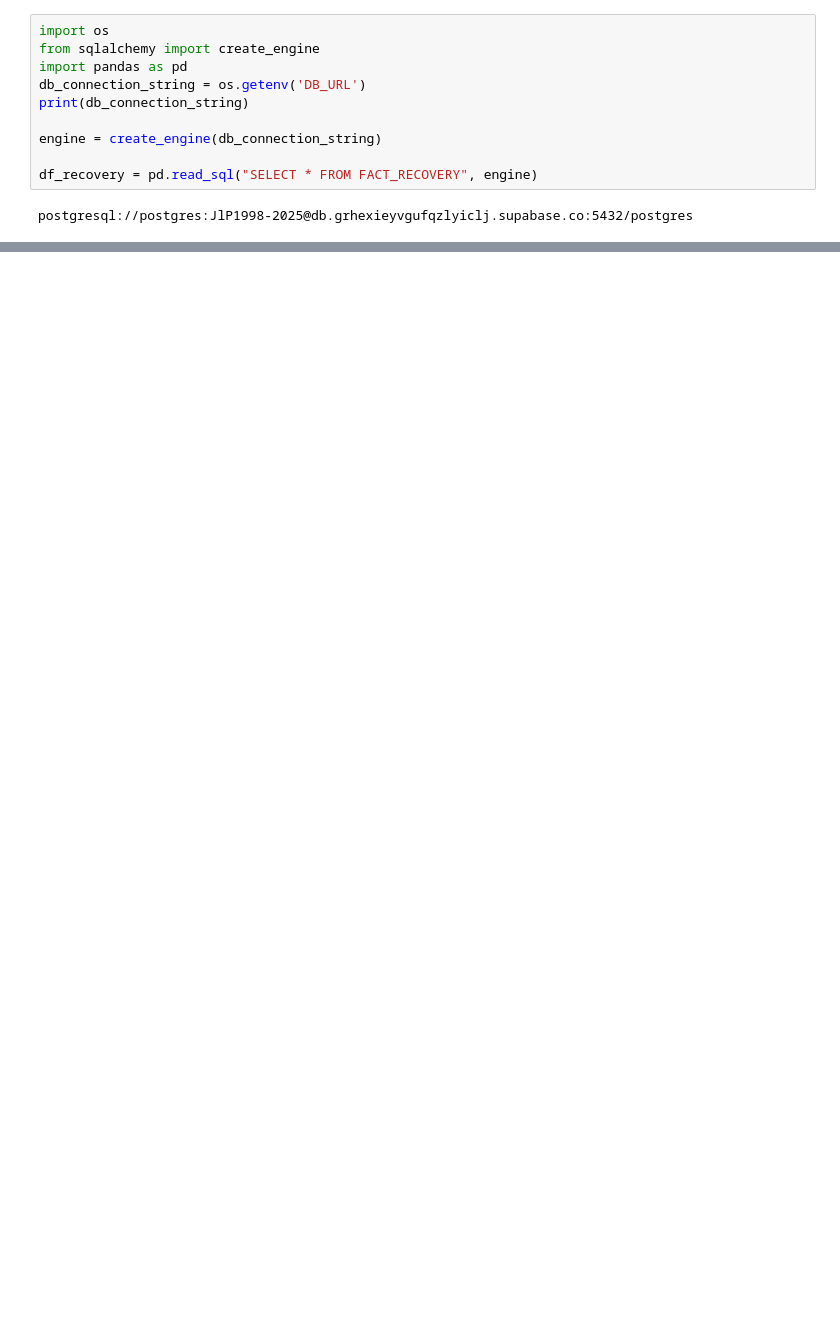
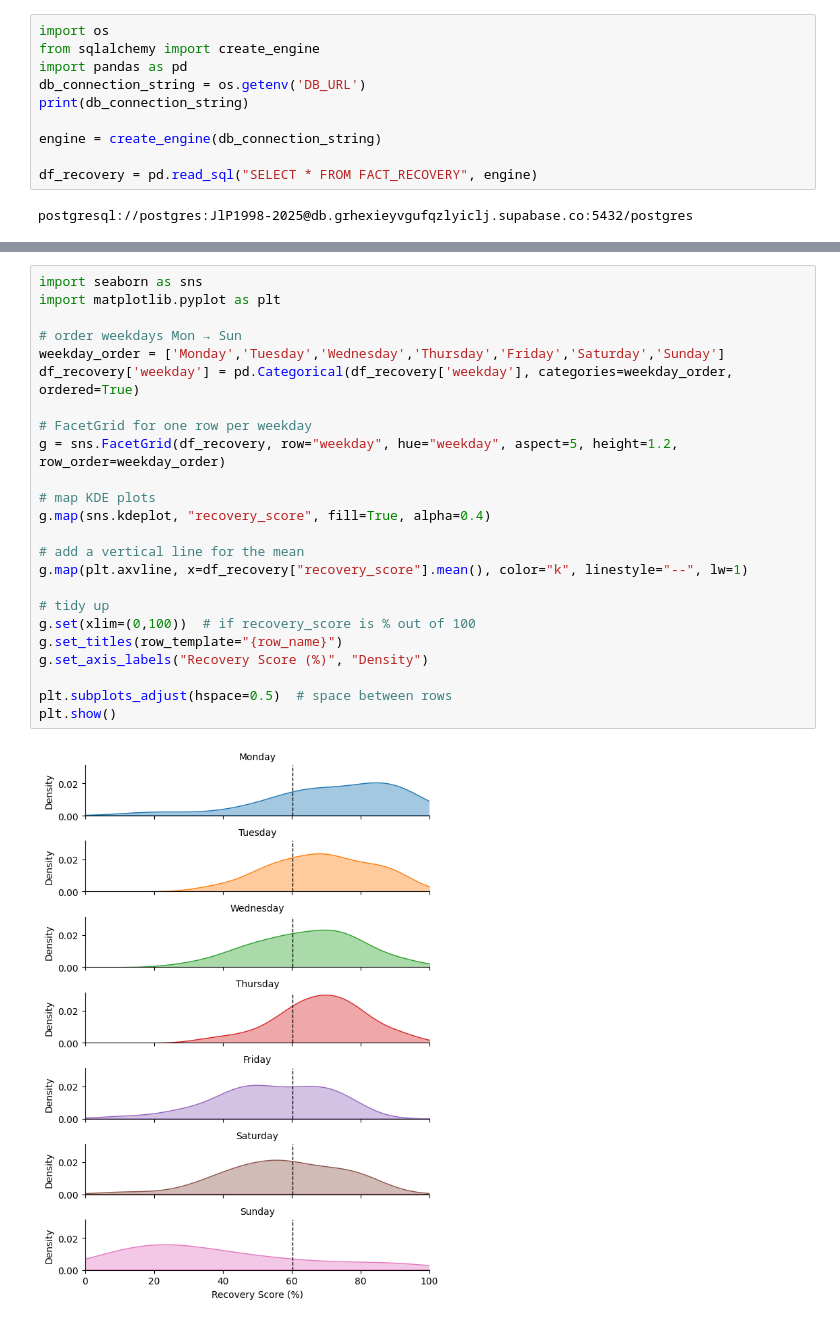
Before and after one commit to JordanPickles/whoop-pipeline, a Jupyter notebook: notebooks/eda_recovery.ipynb, the cells around one changed output, grey strips where cells are left out. Saved outputs shown, nothing was run; the diff lists cells and outputs as text; blank space fills up the shorter version.

```diff
--- a/notebooks/eda_recovery.ipynb
+++ b/notebooks/eda_recovery.ipynb
@@ -58,0 +89,26 @@ TypeError: DataFrame.sort_values() missing 1 required positional argument: 'by'
+# %%
+import seaborn as sns
+import matplotlib.pyplot as plt
+
+# order weekdays Mon → Sun
+weekday_order = ['Monday','Tuesday','Wednesday','Thursday','Friday','Saturday','Sunday']
+df_recovery['weekday'] = pd.Categorical(df_recovery['weekday'], categories=weekday_order, ordered=True)
+
+# FacetGrid for one row per weekday
+g = sns.FacetGrid(df_recovery, row="weekday", hue="weekday", aspect=5, height=1.2, row_order=weekday_order)
+
+# map KDE plots
+g.map(sns.kdeplot, "recovery_score", fill=True, alpha=0.4)
+
+# add a vertical line for the mean
+g.map(plt.axvline, x=df_recovery["recovery_score"].mean(), color="k", linestyle="--", lw=1)
+
+# tidy up
+g.set(xlim=(0,100))  # if recovery_score is % out of 100
+g.set_titles(row_template="{row_name}")
+g.set_axis_labels("Recovery Score (%)", "Density")
+
+plt.subplots_adjust(hspace=0.5)  # space between rows
+plt.show()
+# %% [output]
+[figure, added]
```
Also changed, not shown: parts of 3 cells of this notebook.
